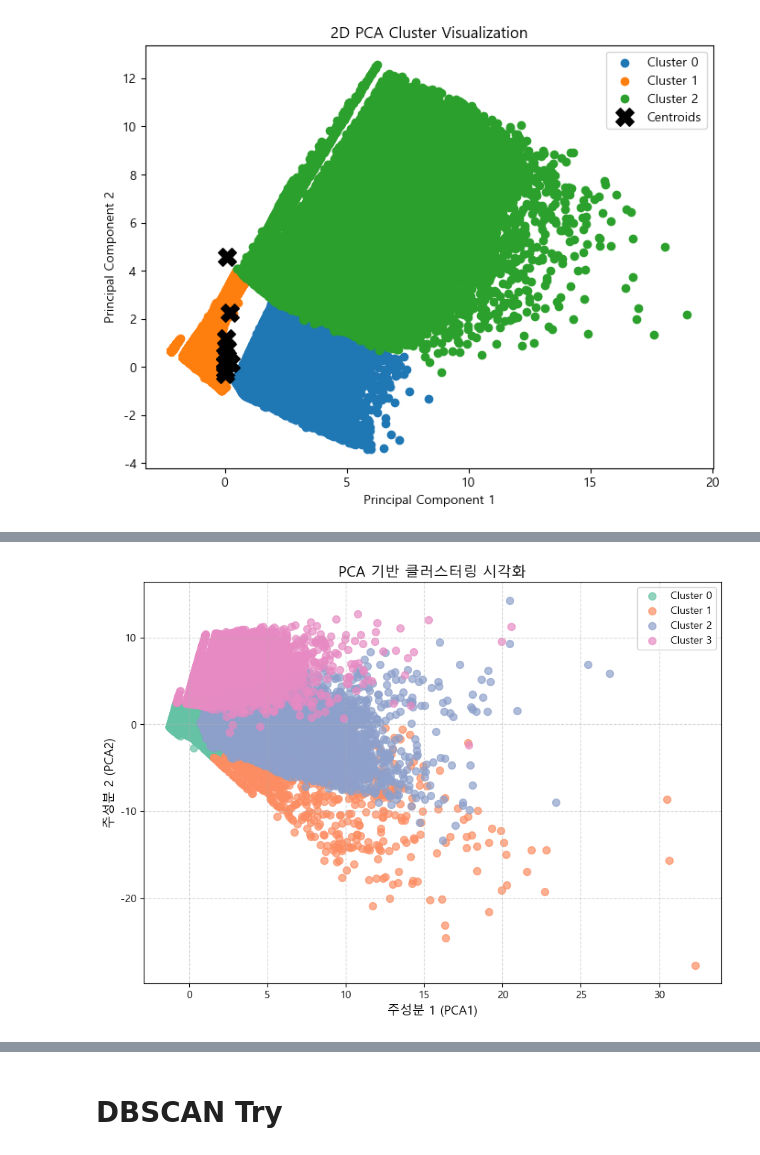
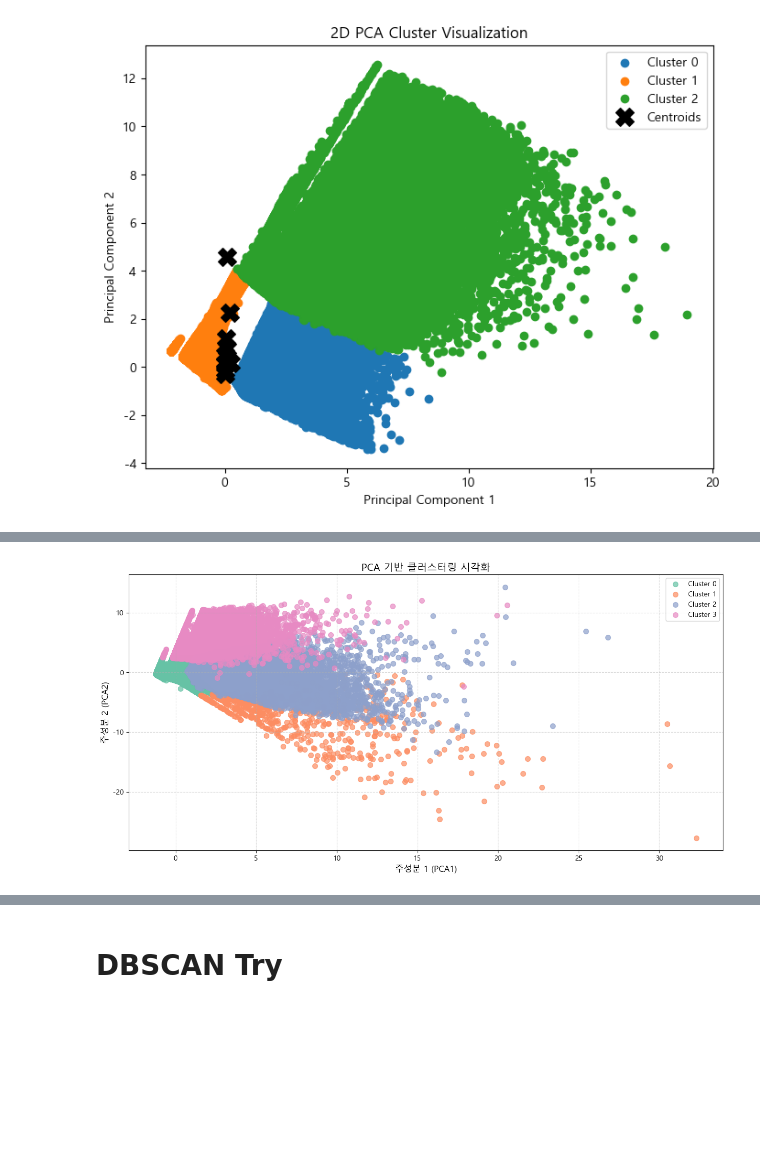
Before and after one commit to shs1018/iM_DiGital_Banker_academy, a Jupyter notebook: projects/iMBank_pj5/data_clustering.ipynb, the cells around one changed output, grey strips where cells are left out. Drawn from its saved outputs; the diff is of its cells as text; code cells hidden in the pictures; blank space fills up the shorter version.

```diff
--- a/projects/iMBank_pj5/data_clustering.ipynb
+++ b/projects/iMBank_pj5/data_clustering.ipynb
@@ -291,35 +291,35 @@ pca_data_scaled = scaler.fit_transform(pca_data)
 n_clusters = 4
 kmeans = KMeans(n_clusters=n_clusters, random_state=42, n_init=10)
 clusters = kmeans.fit_predict(pca_data_scaled)
 
 # PCA 변환 (2차원 축소)
 pca = PCA(n_components=2)
 reduced_2d = pca.fit_transform(pca_data_scaled)
 
 # 시각화
-plt.figure(figsize=(10, 7))
+plt.figure(figsize=(15, 7))
 
 # Seaborn의 Set2 색상 가져오기
 palette = sns.color_palette("Set2", n_clusters)
 cluster_colors = [palette[i] for i in clusters]
 
 for i in range(n_clusters):
     plt.scatter(reduced_2d[clusters == i, 0], reduced_2d[clusters == i, 1],
                 label=f'Cluster {i}', alpha=0.7, s=50, color=palette[i])
 '''
 # 클러스터 중심점 (Centroids) 시각화
 centroids = pca.transform(kmeans.cluster_centers_)
 plt.scatter(centroids[:, 0], centroids[:, 1], c='black', marker='X', s=300, edgecolors='white', label='Centroids')
 '''
 # 그래프 설정
 plt.title("PCA 기반 클러스터링 시각화", fontsize=14)
 plt.xlabel("주성분 1 (PCA1)", fontsize=12)
 plt.ylabel("주성분 2 (PCA2)", fontsize=12)
 plt.legend(loc='best', fontsize=10)
 plt.grid(True, linestyle='--', alpha=0.5)
 plt.show()
 # %% [output]
-[figure, old version]
+[figure, new version]
 # %%
 import matplotlib.pyplot as plt
 from mpl_toolkits.mplot3d import Axes3D
```
Also changed, not shown: parts of 2 cells of this notebook, 9 other files.
